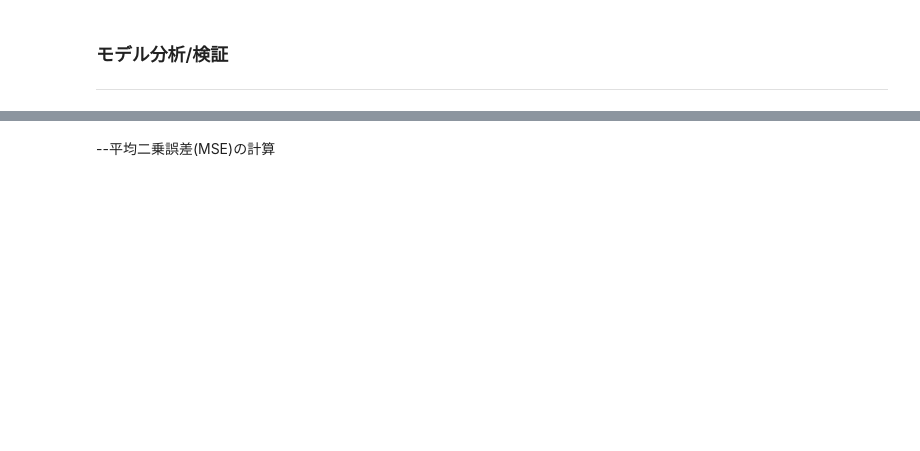
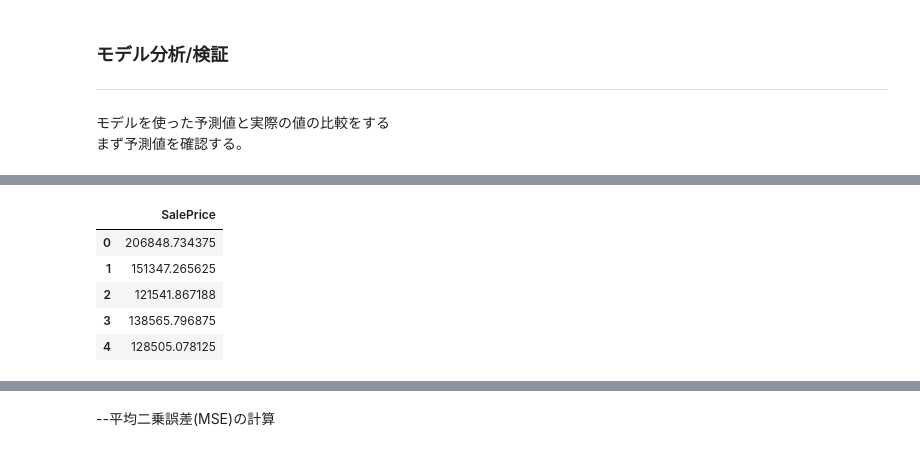
Before and after one commit to sh-sho/AIML_Training, a Jupyter notebook: AIML_House_TFDF2.ipynb, the cells around one changed output, grey strips where cells are left out. Cells and saved outputs as stored; diff of their text form; code cells hidden in the pictures; blank space fills up the shorter version.

```diff
--- a/AIML_House_TFDF2.ipynb
+++ b/AIML_House_TFDF2.ipynb
@@ -238,3 +278,12 @@ tfdf.model_plotter.plot_model_in_colab(rf, tree_idx=0, max_depth=3)
 # %% [markdown]
 ### モデル分析/検証
 ----
+# %% [markdown]
+モデルを使った予測値と実際の値の比較をする\
+まず予測値を確認する。
+# %%
+# prediction
+preds = rf.predict(valid_ds)
+preds_output1 = pd.DataFrame({'SalePrice': preds.squeeze()})
+preds_output1.head()
+# %% [output]
@@ -240,0 +291,6 @@ tfdf.model_plotter.plot_model_in_colab(rf, tree_idx=0, max_depth=3)
+|  | SalePrice |
+| 0 | 206848.734375 |
+| 1 | 151347.265625 |
+| 2 | 121541.867188 |
+| 3 | 138565.796875 |
+| 4 | 128505.078125 |
```
Also changed, not shown: parts of 69 cells of this notebook, 7 other files.
